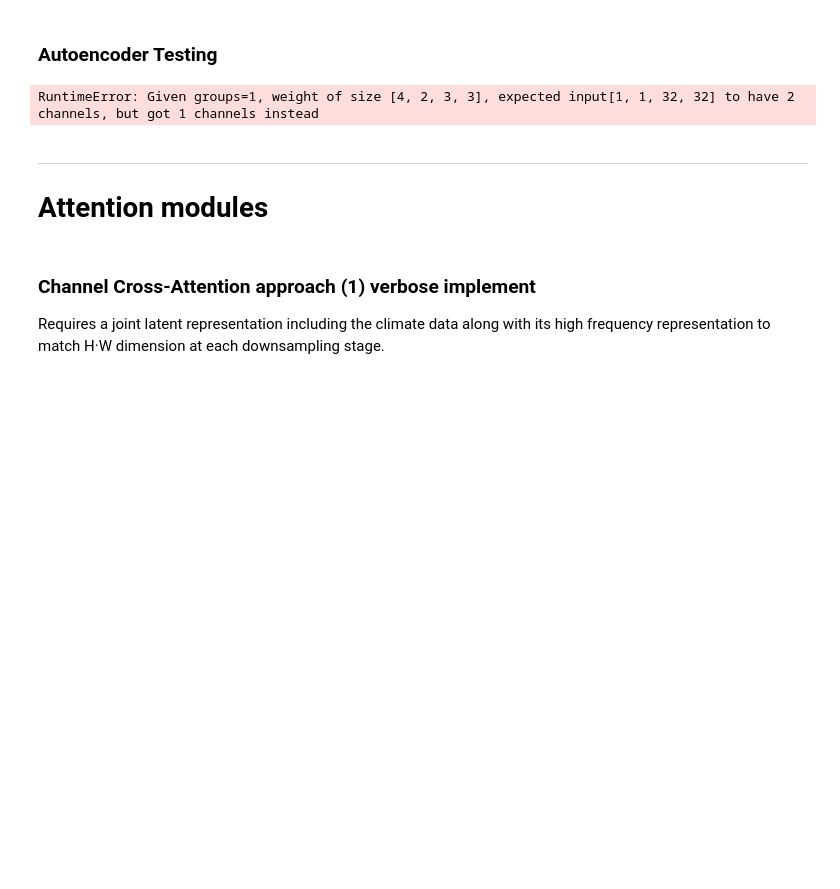
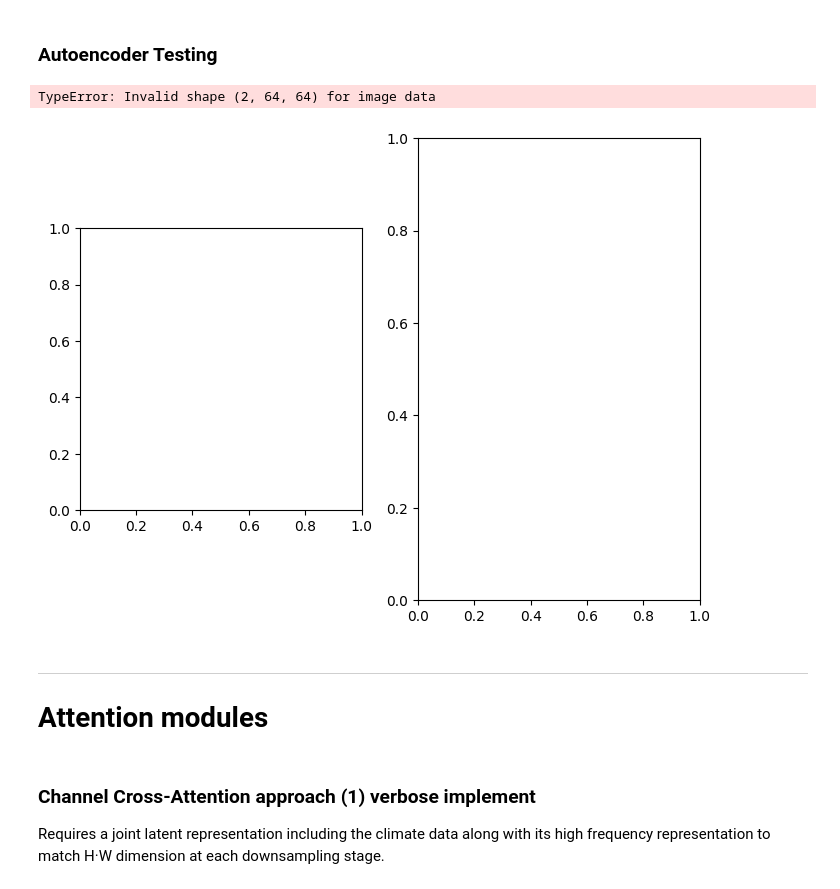
Before and after one commit to gzemo/zero-shot-statistical-downscaling, a Jupyter notebook: Resdiff.ipynb, the cells around one changed output. Drawn from its saved outputs; the diff is of its cells as text; code cells hidden in the pictures; blank space fills up the shorter version.

```diff
--- a/Resdiff.ipynb
+++ b/Resdiff.ipynb
@@ -469,19 +432,27 @@ RuntimeError: output padding must be smaller than either stride or dilation, but
 # %% [markdown]
 ### Autoencoder Testing
 # %%
-x, _ = sampler.generate_data().__next__()
-x = x[0, 0, :, :].unsqueeze(0).unsqueeze(1).to(DEVICE)
+newx, _ = sampler.generate_data().__next__()
+newx = newx.to(DEVICE)
+
 aemodel.eval()
 with torch.no_grad():
 
-    z = aemodel.encoder(x)
+    z = aemodel.encoder(newx)
     x_hat = aemodel.decoder(z)
 
-_, axs = plt.subplots(1, 2, figsize=(15,8))
-axs[0].imshow(x[:,0, :, :].cpu().squeeze())
-axs[1].imshow(x_hat[:, 0, :, :].cpu().squeeze())
+# Select only 1-st channel
+newx = newx[:,0,:,:].unsqueeze(1)
+
+nmean, nstd = newx[newx!=0].mean(), newx[newx!=0].std(),
+llim, ulim  = nmean-2.5*nstd, nmean+2.5*nstd
+for b in range(batch_size):
+    _, axs = plt.subplots(1, 2, figsize=(8,6))
+    axs[0].imshow(newx[b, 0 :, :].cpu().squeeze(), vmin=llim, vmax=ulim)
+    axs[1].imshow(x_hat[b, 0:, :].cpu().squeeze(), vmin=llim, vmax=ulim)
 # %% [output]
-RuntimeError: Given groups=1, weight of size [4, 2, 3, 3], expected input[1, 1, 32, 32] to have 2 channels, but got 1 channels instead
+TypeError: Invalid shape (2, 64, 64) for image data
+[figure, added]
 # %% [markdown]
 ---
 
```
Also changed, not shown: parts of 9 cells of this notebook.
